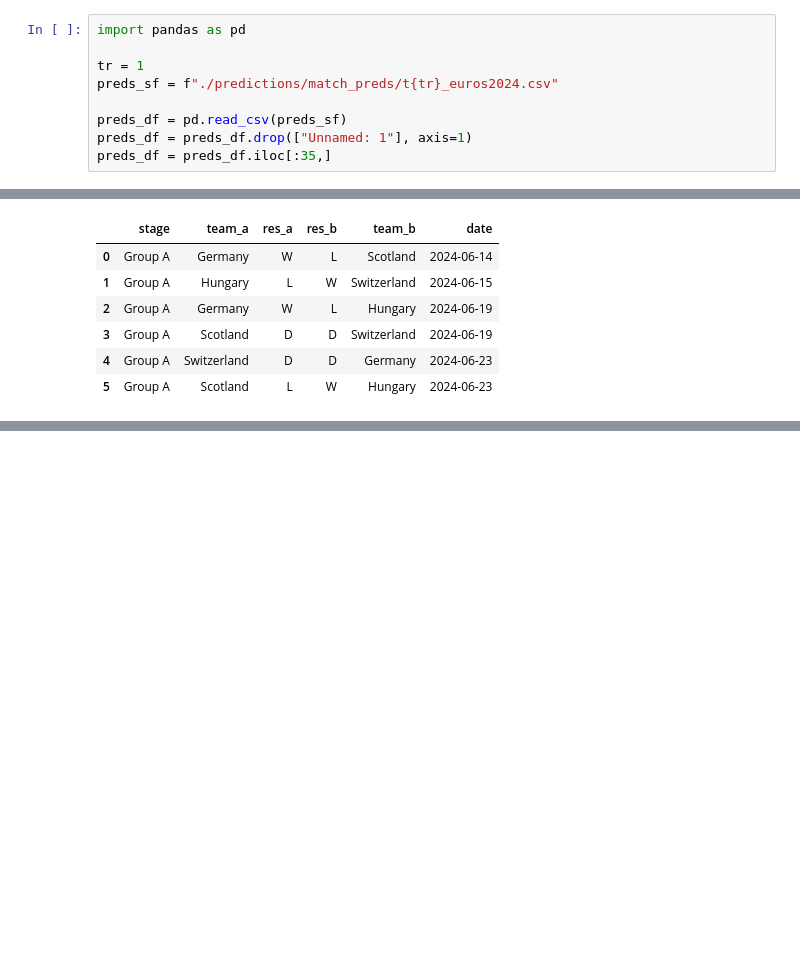
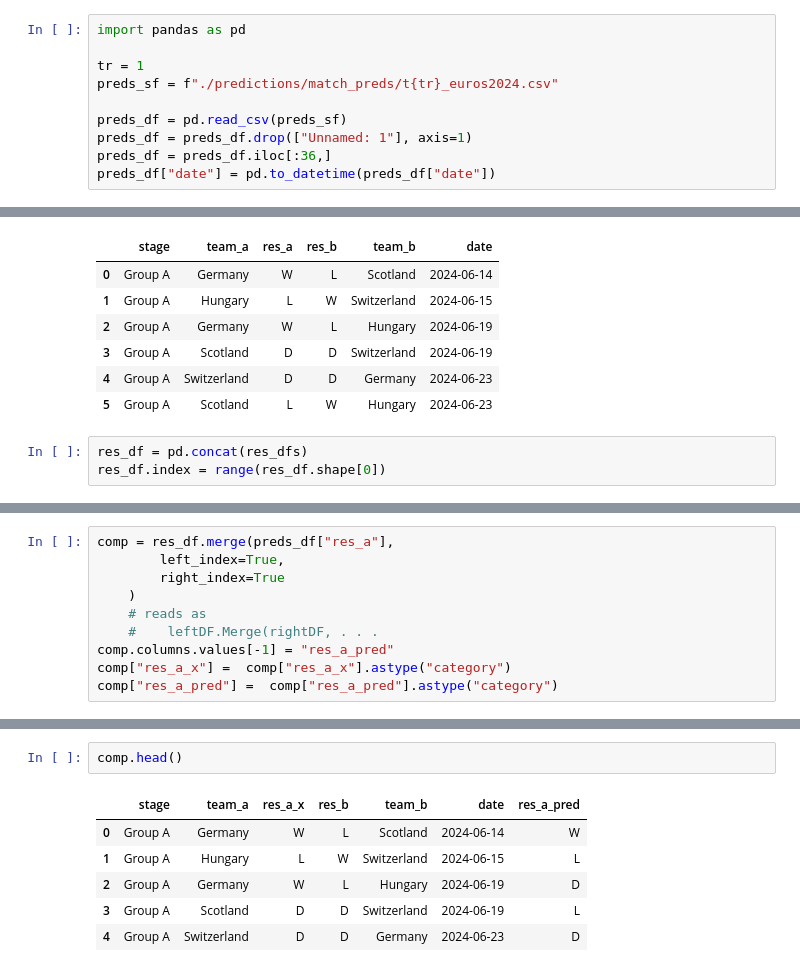
Before and after one commit to axndyg/euros-WebScraping, a Jupyter notebook: performance.ipynb, the cells around one changed output, grey strips where cells are left out. Drawn from its saved outputs; the diff is of its cells as text; blank space fills up the shorter version.

```diff
--- a/performance.ipynb
+++ b/performance.ipynb
@@ -6,7 +6,8 @@ preds_sf = f"./predictions/match_preds/t{tr}_euros2024.csv"
 
 preds_df = pd.read_csv(preds_sf)
 preds_df = preds_df.drop(["Unnamed: 1"], axis=1)
-preds_df = preds_df.iloc[:35,]
+preds_df = preds_df.iloc[:36,]
+preds_df["date"] = pd.to_datetime(preds_df["date"])
 # %%
 preds_df.head()
 # %% [output]
@@ -79,3 +80,6 @@ res_dfs[0]
 | 3 | Group A | Scotland | D | D | Switzerland | 2024-06-19 |
 | 4 | Group A | Switzerland | D | D | Germany | 2024-06-23 |
 | 5 | Group A | Scotland | L | W | Hungary | 2024-06-23 |
+# %%
+res_df = pd.concat(res_dfs)
+res_df.index = range(res_df.shape[0])
@@ -81,0 +95,10 @@ res_dfs[0]
+# %%
+comp = res_df.merge(preds_df["res_a"],
+        left_index=True,
+        right_index=True
+    )
+    # reads as
+    #    leftDF.Merge(rightDF, . . .
+comp.columns.values[-1] = "res_a_pred"
+comp["res_a_x"] =  comp["res_a_x"].astype("category")
+comp["res_a_pred"] =  comp["res_a_pred"].astype("category")
@@ -81,0 +118,9 @@ res_dfs[0]
+# %%
+comp.head()
+# %% [output]
+|  | stage | team_a | res_a_x | res_b | team_b | date | res_a_pred |
+| 0 | Group A | Germany | W | L | Scotland | 2024-06-14 | W |
+| 1 | Group A | Hungary | L | W | Switzerland | 2024-06-15 | L |
+| 2 | Group A | Germany | W | L | Hungary | 2024-06-19 | D |
+| 3 | Group A | Scotland | D | D | Switzerland | 2024-06-19 | L |
+| 4 | Group A | Switzerland | D | D | Germany | 2024-06-23 | D |
```
Also changed, not shown: parts of 11 cells of this notebook, 1 other file.
